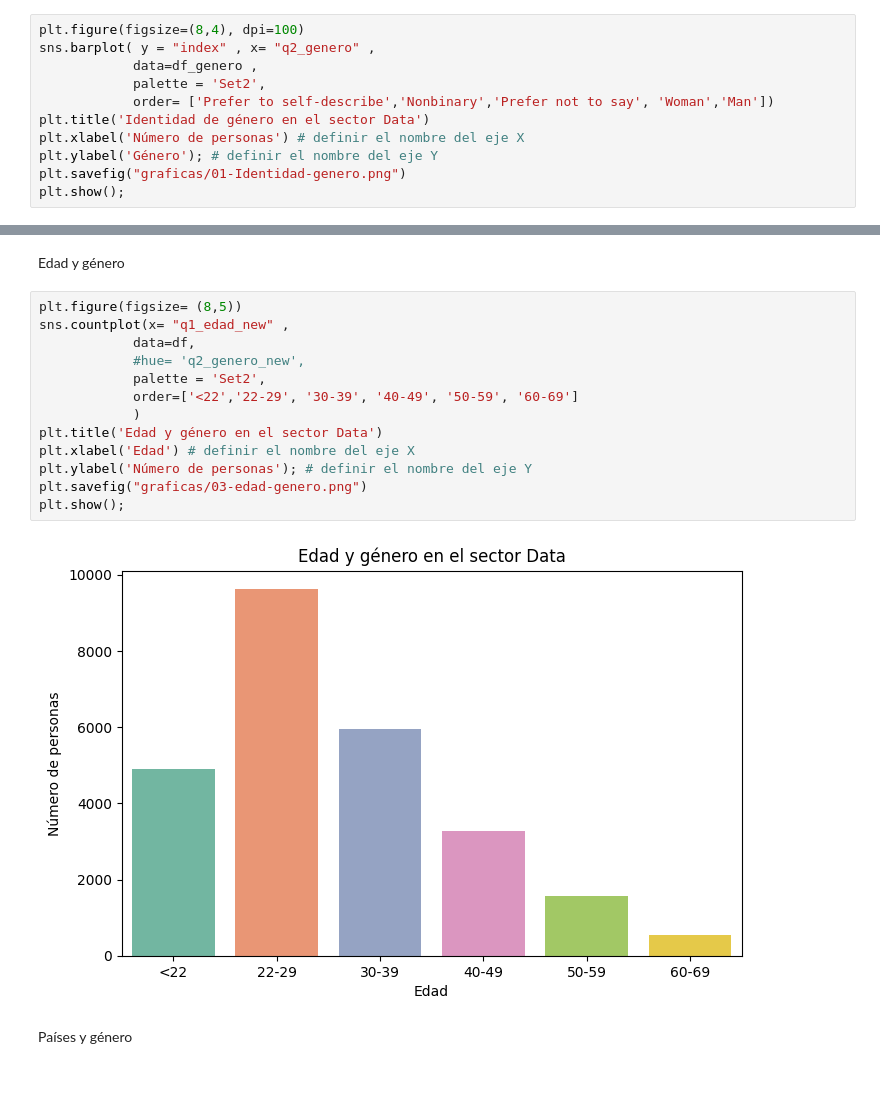
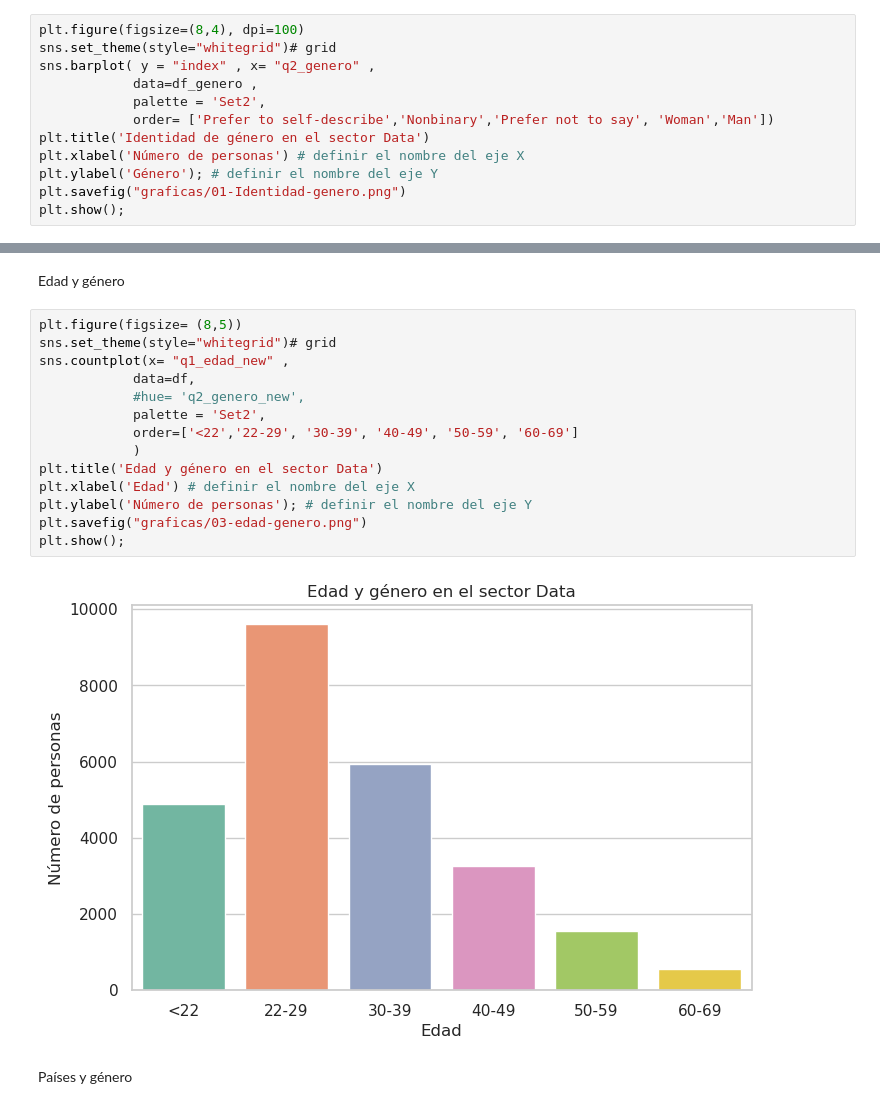
Before and after one commit to Adalab/project2-da-promo-c-modulo-2-team4, a Jupyter notebook: 04- Preguntas/4.1. Pregunta1.ipynb, the cells around one changed output, grey strips where cells are left out. Drawn from its saved outputs; the diff is of its cells as text; blank space fills up the shorter version.

```diff
--- a/04- Preguntas/4.1. Pregunta1.ipynb
+++ b/04- Preguntas/4.1. Pregunta1.ipynb
@@ -71,6 +73,7 @@ La gráfica evidencia la brecha de género en el mundo laboral, que se extrapola
 df_genero = df.q2_genero.value_counts().reset_index()
 # %%
 plt.figure(figsize=(8,4), dpi=100)
+sns.set_theme(style="whitegrid")# grid
 sns.barplot( y = "index" , x= "q2_genero" ,
             data=df_genero ,
             palette = 'Set2',
@@ -92,19 +95,20 @@ graficar_countplot(df_perfil,columnas_perfil)
 Edad y género
 # %%
 plt.figure(figsize= (8,5))
+sns.set_theme(style="whitegrid")# grid
 sns.countplot(x= "q1_edad_new" ,
             data=df,
             #hue= 'q2_genero_new',
             palette = 'Set2',
             order=['<22','22-29', '30-39', '40-49', '50-59', '60-69']
             )
 plt.title('Edad y género en el sector Data')
 plt.xlabel('Edad') # definir el nombre del eje X
 plt.ylabel('Número de personas'); # definir el nombre del eje Y
 plt.savefig("graficas/03-edad-genero.png")
 plt.show();
 # %% [output]
-[figure, old version]
+[figure, new version]
 # %% [markdown]
 Países y género
 # %%
```
Also changed, not shown: parts of 13 cells of this notebook, 13 other files.
